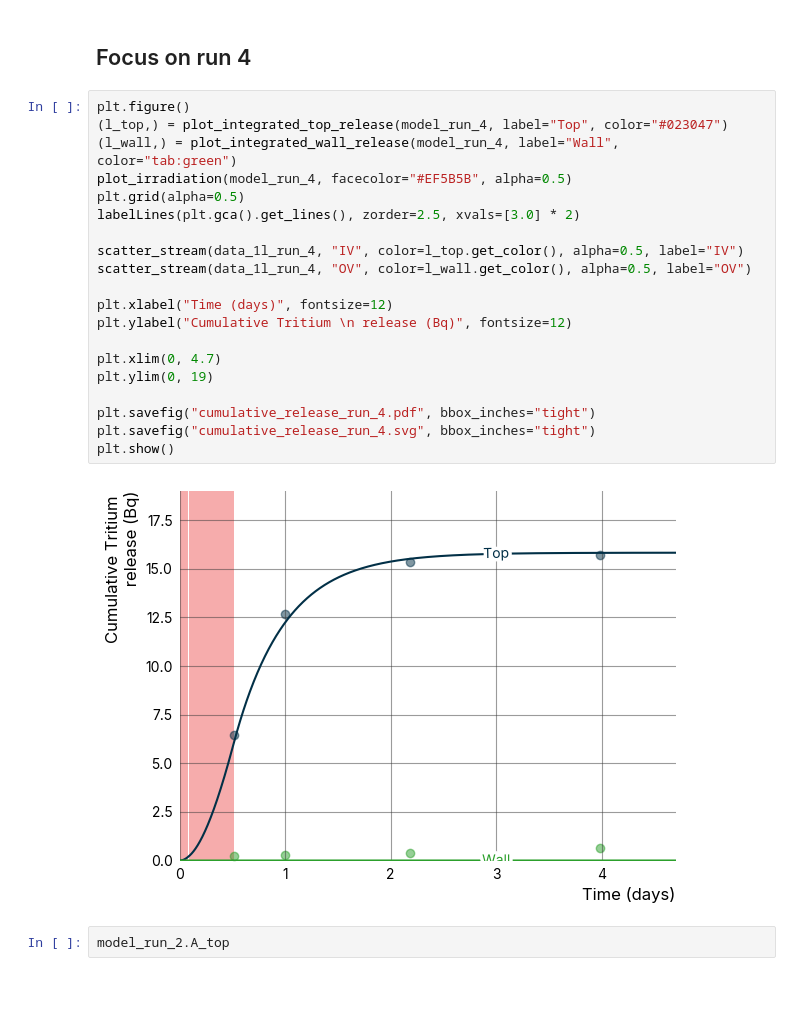
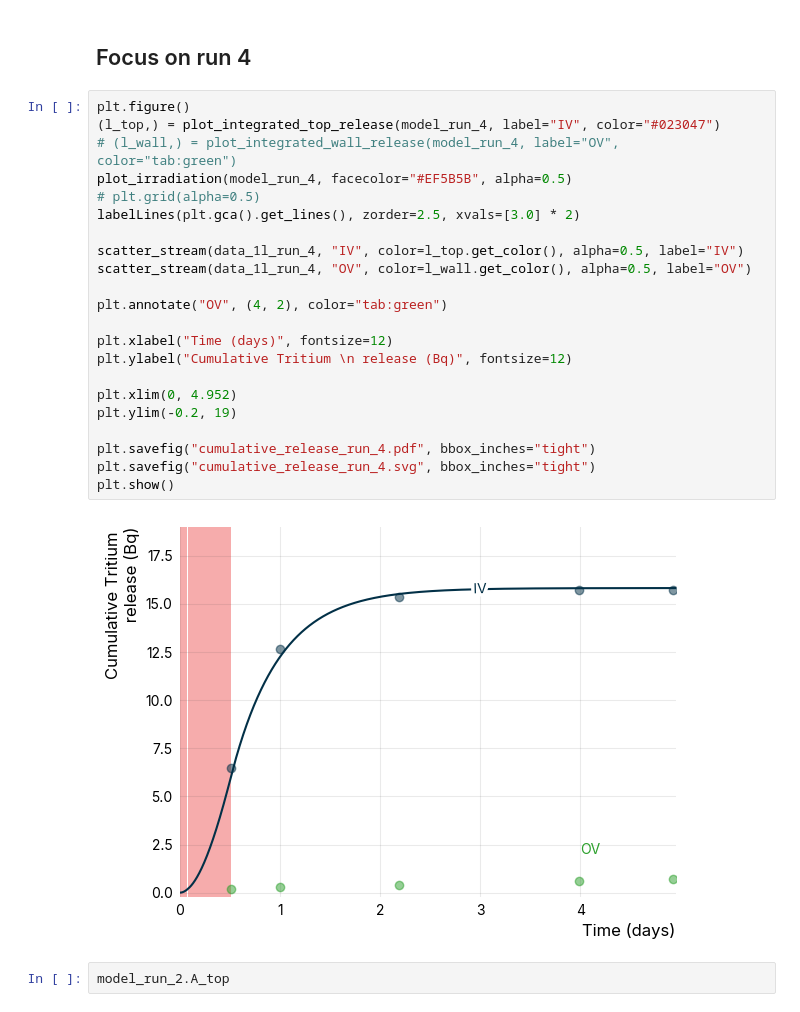
Before and after one commit to LIBRA-project/baby-1l-paper, a Jupyter notebook: main.ipynb, the cells around one changed output. Drawn from its saved outputs; the diff is of its cells as text.

```diff
--- a/main.ipynb
+++ b/main.ipynb
@@ -646,26 +646,28 @@ plt.show()
 ## Focus on run 4
 # %%
 plt.figure()
-(l_top,) = plot_integrated_top_release(model_run_4, label="Top", color="#023047")
-(l_wall,) = plot_integrated_wall_release(model_run_4, label="Wall", color="tab:green")
+(l_top,) = plot_integrated_top_release(model_run_4, label="IV", color="#023047")
+# (l_wall,) = plot_integrated_wall_release(model_run_4, label="OV", color="tab:green")
 plot_irradiation(model_run_4, facecolor="#EF5B5B", alpha=0.5)
-plt.grid(alpha=0.5)
+# plt.grid(alpha=0.5)
 labelLines(plt.gca().get_lines(), zorder=2.5, xvals=[3.0] * 2)
 
 scatter_stream(data_1l_run_4, "IV", color=l_top.get_color(), alpha=0.5, label="IV")
 scatter_stream(data_1l_run_4, "OV", color=l_wall.get_color(), alpha=0.5, label="OV")
 
+plt.annotate("OV", (4, 2), color="tab:green")
+
 plt.xlabel("Time (days)", fontsize=12)
 plt.ylabel("Cumulative Tritium \n release (Bq)", fontsize=12)
 
-plt.xlim(0, 4.7)
-plt.ylim(0, 19)
+plt.xlim(0, 4.952)
+plt.ylim(-0.2, 19)
 
 plt.savefig("cumulative_release_run_4.pdf", bbox_inches="tight")
 plt.savefig("cumulative_release_run_4.svg", bbox_inches="tight")
 plt.show()
 # %% [output]
-[figure, old version]
+[figure, new version]
 # %%
 model_run_2.A_top
 # %% [output]
```
Also changed, not shown: parts of 7 cells of this notebook.
